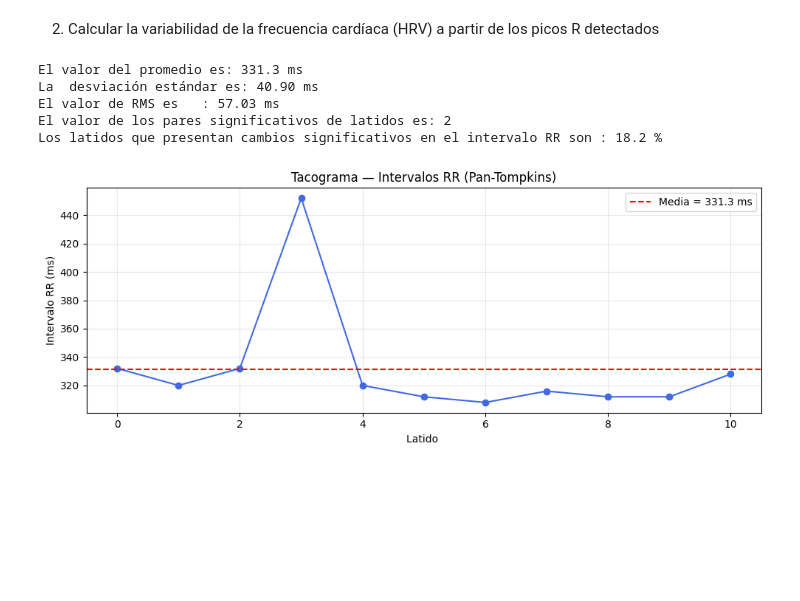
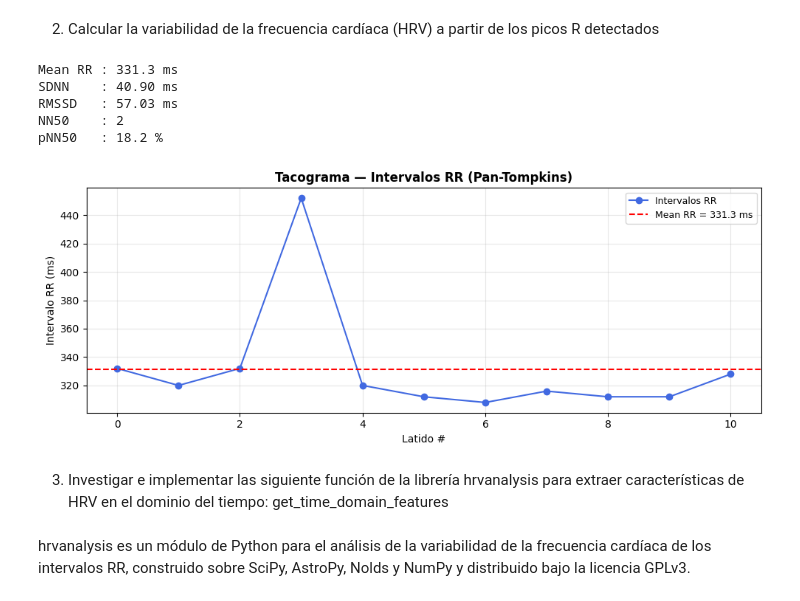
Before and after one commit to mariacamilato/Practica_4_Biosenales, a Jupyter notebook: IntroducciónBiopotenciales.ipynb, the cells around one changed output. Drawn from its saved outputs; the diff is of its cells as text; code cells hidden in the pictures; blank space fills up the shorter version.

Commit message:
variabilidad_libreria

```diff
--- a/IntroducciónBiopotenciales.ipynb
+++ b/IntroducciónBiopotenciales.ipynb
@@ -353,39 +353,44 @@ Los algoritmos más confiables para esta señal son Pan-Tompkins (presente en am
 # %%
 # HRV — a partir de los picos R detectados con Pan-Tompkins
 picos = resultados_det["Pan-Tompkins"]["picos"]
 
 # Intervalos RR en milisegundos
 rr_ms = np.diff(picos) / FS * 1000.0
 
 # Métricas HRV
-promedio = np.mean(rr_ms)
-desviacion_estandar  = np.std(rr_ms, ddof=1)
-rms  = np.sqrt(np.mean(np.diff(rr_ms)**2))
-latidos    = np.sum(np.abs(np.diff(rr_ms)) > 50)
-porcentaje   = (latidos / len(rr_ms)) * 100
+mean_rr = np.mean(rr_ms)
+sdnn    = np.std(rr_ms, ddof=1)
+rmssd   = np.sqrt(np.mean(np.diff(rr_ms)**2))
+nn50    = np.sum(np.abs(np.diff(rr_ms)) > 50)
+pnn50   = (nn50 / len(rr_ms)) * 100
 
-print(f"El valor del promedio es: {promedio:.1f} ms")
-print(f"La  desviación estándar es: {desviacion_estandar:.2f} ms")
-print(f"El valor de RMS es   : {rms:.2f} ms")
-print(f"El valor de los pares significativos de latidos es: {latidos}")
-print(f"Los latidos que presentan cambios significativos en el intervalo RR son : {porcentaje:.1f} %")
+print(f"Mean RR : {mean_rr:.1f} ms")
+print(f"SDNN    : {sdnn:.2f} ms")
+print(f"RMSSD   : {rmssd:.2f} ms")
+print(f"NN50    : {nn50}")
+print(f"pNN50   : {pnn50:.1f} %")
 
 # Tacograma
 plt.figure(figsize=(10, 4))
-plt.plot(rr_ms, "o-", color="royalblue", lw=1.5, ms=6)
-plt.axhline(promedio, color="red", ls="--", label=f"Media = {promedio:.1f} ms")
-plt.title("Tacograma — Intervalos RR (Pan-Tompkins)")
-plt.xlabel("Latido ")
+plt.plot(rr_ms, "o-", color="royalblue", lw=1.5, ms=6, label="Intervalos RR")
+plt.axhline(mean_rr, color="red", ls="--", lw=1.5, label=f"Mean RR = {mean_rr:.1f} ms")
+
+plt.title("Tacograma — Intervalos RR (Pan-Tompkins)", fontweight="bold")
+plt.xlabel("Latido #")
 plt.ylabel("Intervalo RR (ms)")
-plt.legend()
+plt.legend(fontsize=9)
 plt.grid(True, alpha=0.3)
 plt.tight_layout()
 plt.savefig("hrv_tacograma.png", dpi=150)
 plt.show()
 # %% [output]
-El valor del promedio es: 331.3 ms
-La  desviación estándar es: 40.90 ms
-El valor de RMS es   : 57.03 ms
-El valor de los pares significativos de latidos es: 2
-Los latidos que presentan cambios significativos en el intervalo RR son : 18.2 %
+Mean RR : 331.3 ms
+SDNN    : 40.90 ms
+RMSSD   : 57.03 ms
+NN50    : 2
+pNN50   : 18.2 %
-[figure, old version]
+[figure, new version]
+# %% [markdown]
+3.	Investigar e implementar las siguiente función de la librería hrvanalysis para extraer características de HRV en el dominio del tiempo: get_time_domain_features
+# %% [markdown]
+hrvanalysis es un módulo de Python para el análisis de la variabilidad de la frecuencia cardíaca de los intervalos RR, construido sobre SciPy, AstroPy, Nolds y NumPy y distribuido bajo la licencia GPLv3.
```
Also changed, not shown: parts of 3 cells of this notebook, 1 other file.
